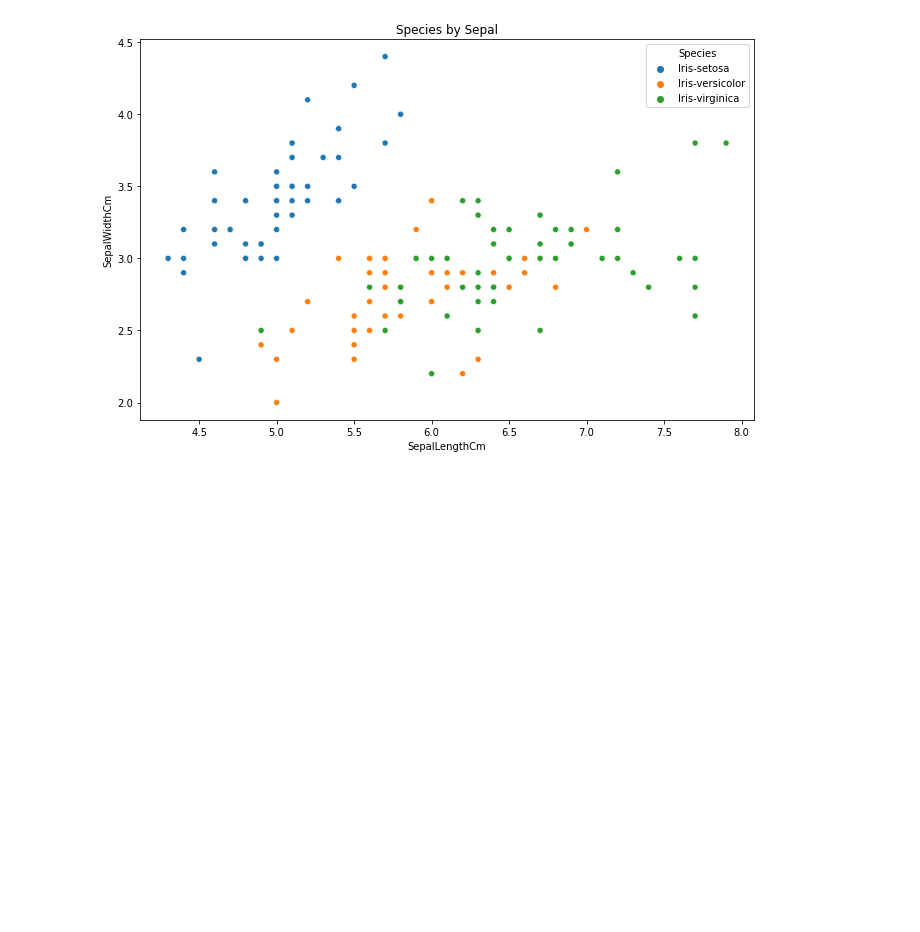
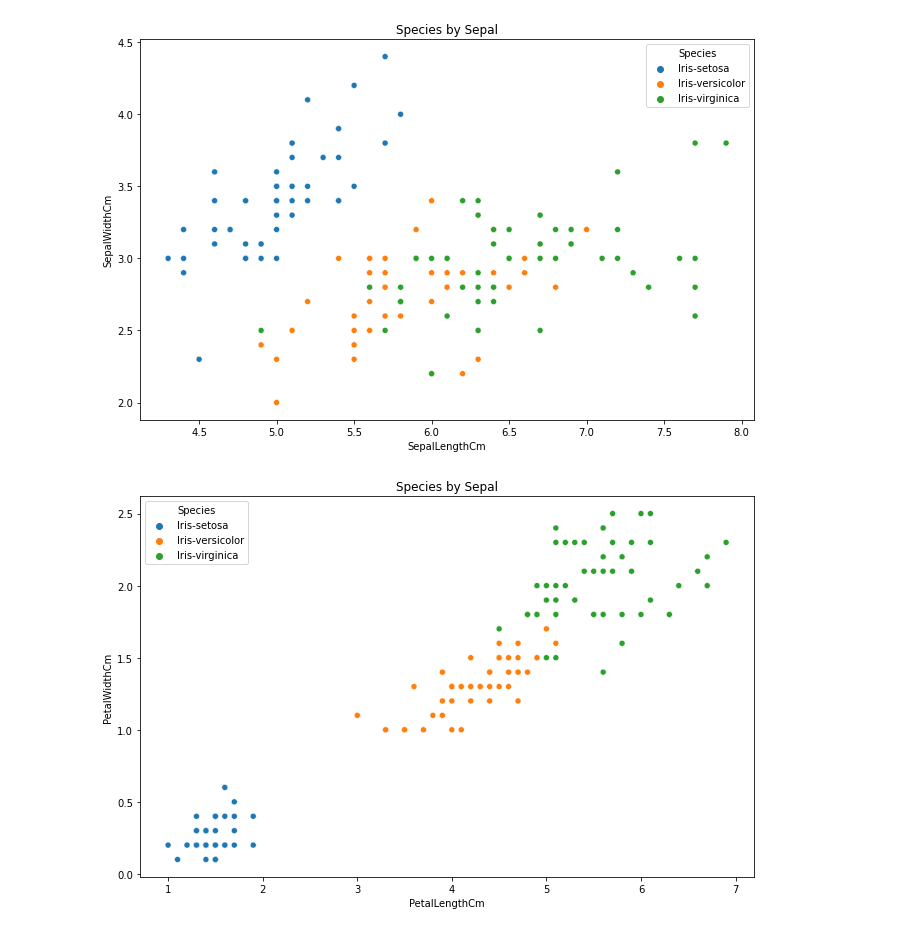
Before and after one commit to caroperez/Statistical_studies, a Jupyter notebook: Iris Species.ipynb, the cells around one changed output. Saved outputs shown, nothing was run; the diff lists cells and outputs as text; code cells hidden in the pictures; blank space fills up the shorter version.

```diff
--- a/Iris Species.ipynb
+++ b/Iris Species.ipynb
@@ -86,3 +86,15 @@ ax.set_title('Species by Sepal')
 plt.show()
 # %% [output]
 [figure]
+# %%
+%matplotlib inline
+
+# plot definition
+fig, ax = plt.subplots(figsize = (11, 7))
+
+sns.scatterplot(x = 'PetalLengthCm', y = 'PetalWidthCm', data = df, hue='Species')
+ax.set_title('Species by Sepal')
+
+plt.show()
+# %% [output]
+[figure, added]
```
